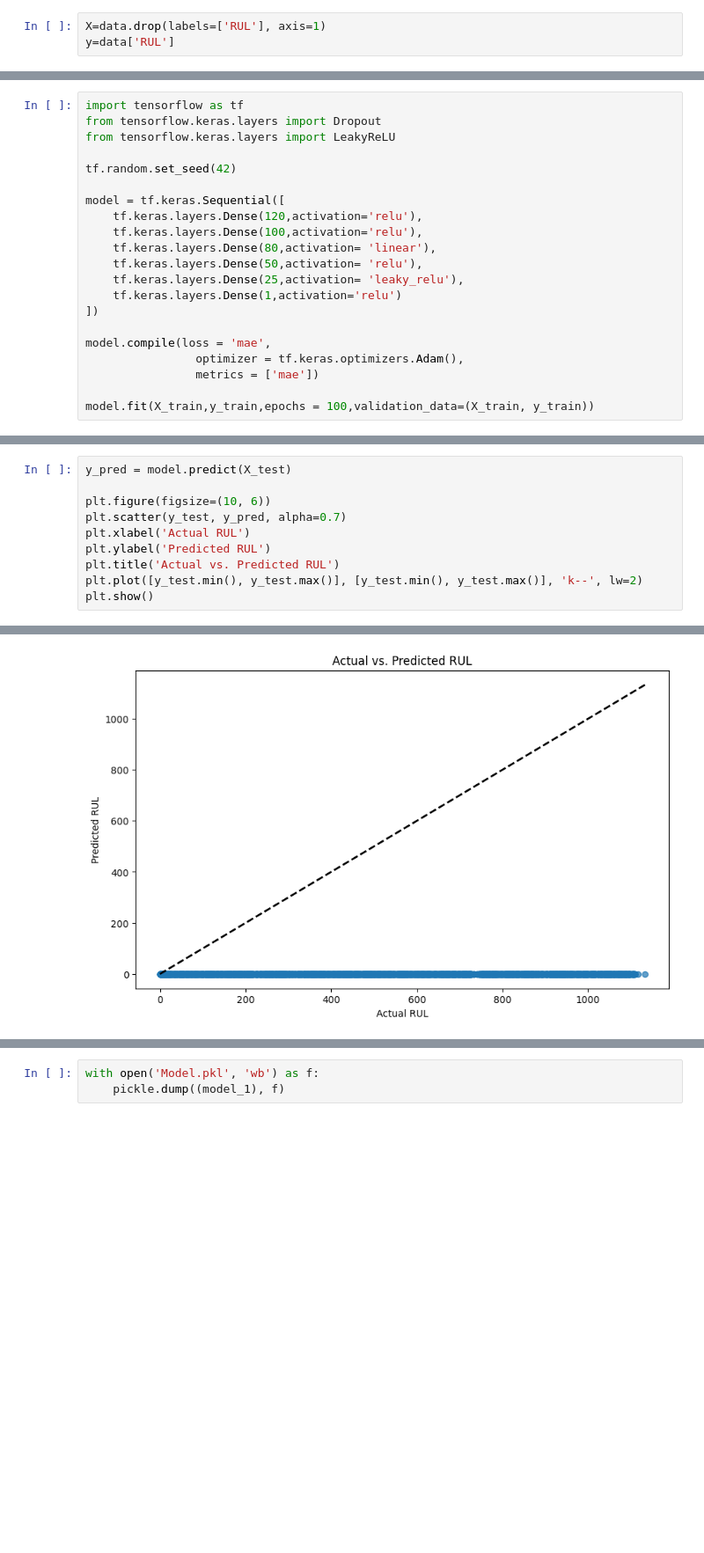
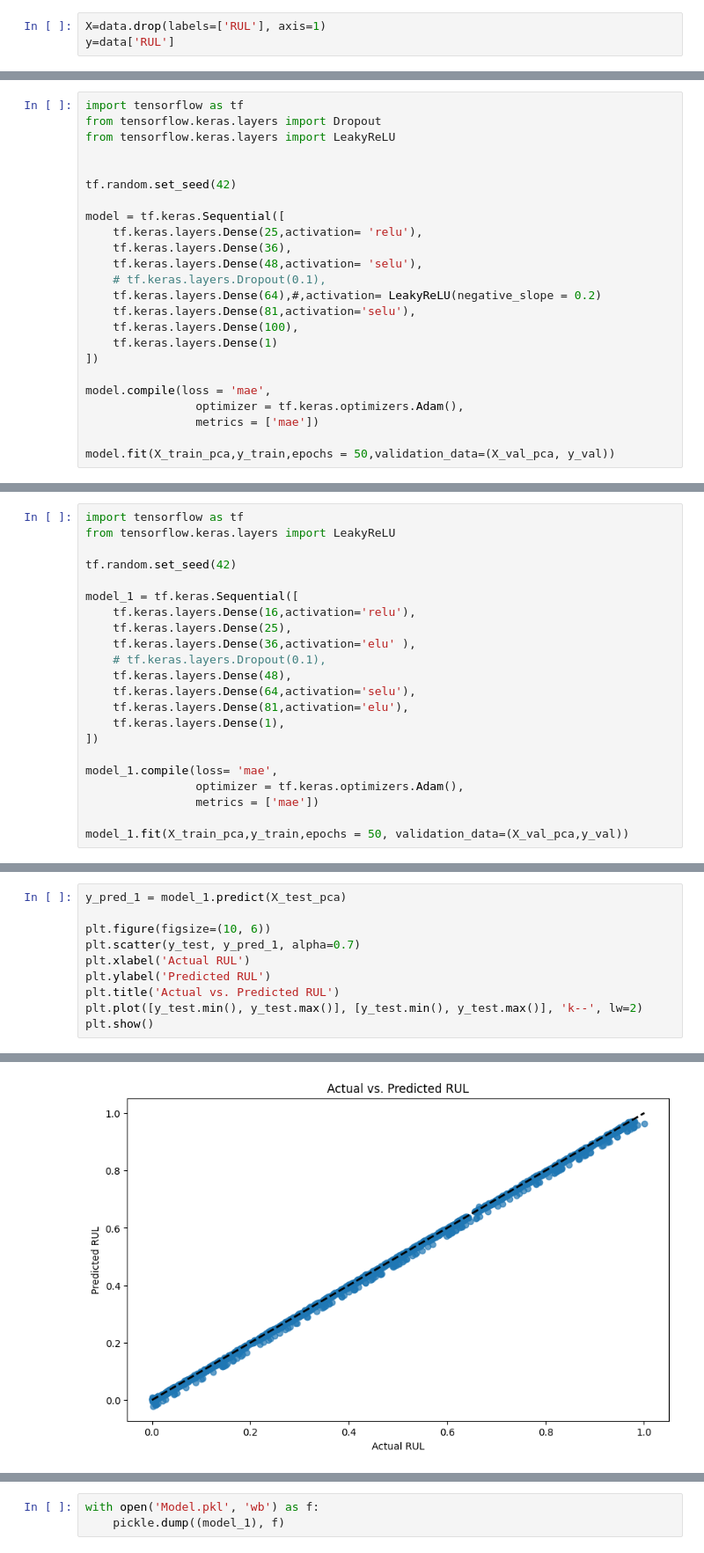
Before and after one commit to dikshi-shah/Battery-Lifespan-prediction-Web-App, a Jupyter notebook: battery_life_DL.ipynb, the cells around one changed output, grey strips where cells are left out. Shown at 88% size. Saved outputs shown, nothing was run; the diff lists cells and outputs as text; blank space fills up the shorter version.

```diff
--- a/battery_life_DL.ipynb
+++ b/battery_life_DL.ipynb
@@ -91,20 +102,23 @@ import tensorflow as tf
 from tensorflow.keras.layers import Dropout
 from tensorflow.keras.layers import LeakyReLU
 
+
 tf.random.set_seed(42)
 
 model = tf.keras.Sequential([
-    tf.keras.layers.Dense(120,activation='relu'),
-    tf.keras.layers.Dense(100,activation='relu'),
-    tf.keras.layers.Dense(80,activation= 'linear'),
-    tf.keras.layers.Dense(50,activation= 'relu'),
-    tf.keras.layers.Dense(25,activation= 'leaky_relu'),
-    tf.keras.layers.Dense(1,activation='relu')
+    tf.keras.layers.Dense(25,activation= 'relu'),
+    tf.keras.layers.Dense(36),
+    tf.keras.layers.Dense(48,activation= 'selu'),
+    # tf.keras.layers.Dropout(0.1),
+    tf.keras.layers.Dense(64),#,activation= LeakyReLU(negative_slope = 0.2)
+    tf.keras.layers.Dense(81,activation='selu'),
+    tf.keras.layers.Dense(100),
+    tf.keras.layers.Dense(1)
 ])
 
 model.compile(loss = 'mae',
                 optimizer = tf.keras.optimizers.Adam(),
                 metrics = ['mae'])
 
-model.fit(X_train,y_train,epochs = 100,validation_data=(X_train, y_train))
+model.fit(X_train_pca,y_train,epochs = 50,validation_data=(X_val_pca, y_val))
 # %% [output]
@@ -145,0 +231,22 @@ Test MAE: 547.9502
+# %%
+import tensorflow as tf
+from tensorflow.keras.layers import LeakyReLU
+
+tf.random.set_seed(42)
+
+model_1 = tf.keras.Sequential([
+    tf.keras.layers.Dense(16,activation='relu'),
+    tf.keras.layers.Dense(25),
+    tf.keras.layers.Dense(36,activation='elu' ),
+    # tf.keras.layers.Dropout(0.1),
+    tf.keras.layers.Dense(48),
+    tf.keras.layers.Dense(64,activation='selu'),
+    tf.keras.layers.Dense(81,activation='elu'),
+    tf.keras.layers.Dense(1),
+])
+
+model_1.compile(loss= 'mae',
+                optimizer = tf.keras.optimizers.Adam(),
+                metrics = ['mae'])
+
+model_1.fit(X_train_pca,y_train,epochs = 50, validation_data=(X_val_pca,y_val))
@@ -146,8 +335,8 @@ Test MAE: 547.9502
 # %%
-y_pred = model.predict(X_test)
+y_pred_1 = model_1.predict(X_test_pca)
 
 plt.figure(figsize=(10, 6))
-plt.scatter(y_test, y_pred, alpha=0.7)
+plt.scatter(y_test, y_pred_1, alpha=0.7)
 plt.xlabel('Actual RUL')
 plt.ylabel('Predicted RUL')
 plt.title('Actual vs. Predicted RUL')
@@ -158 +347 @@ plt.show()
-[figure, old version]
+[figure, new version]
```
Also changed, not shown: parts of 27 cells of this notebook.
